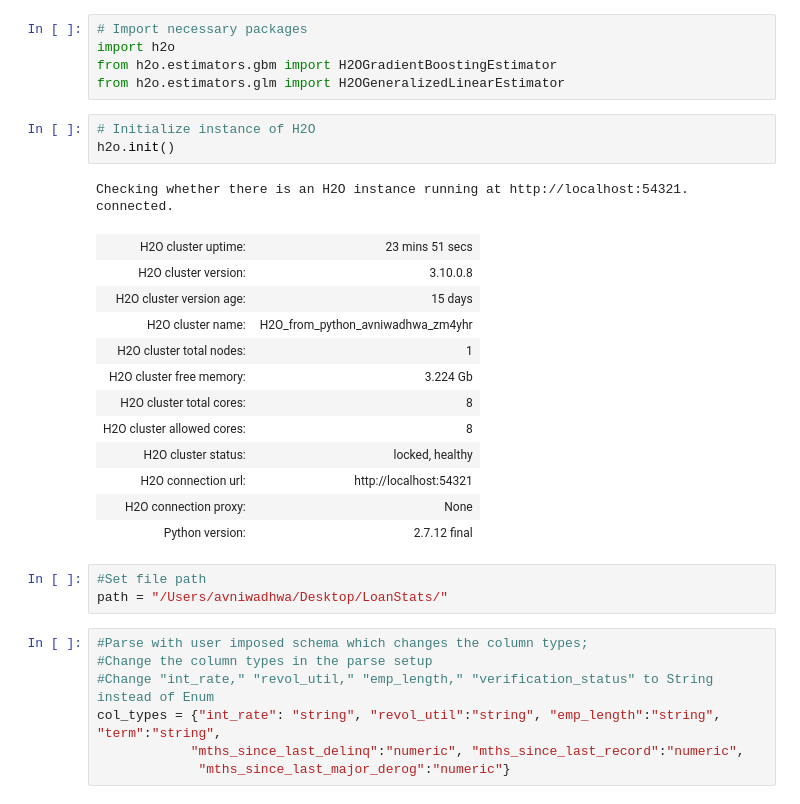
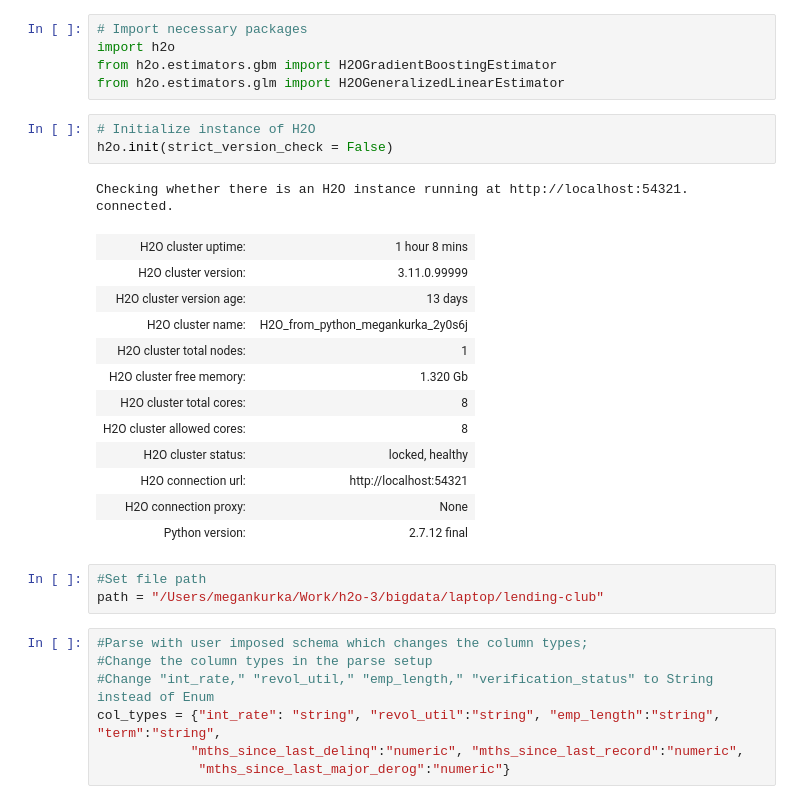
Before and after one commit to h2oai/dallas-tutorials, a Jupyter notebook: Dallas Open Tour.ipynb, the cells around one changed output. Drawn from its saved outputs; the diff is of its cells as text.

```diff
--- a/Dallas Open Tour.ipynb
+++ b/Dallas Open Tour.ipynb
@@ -5,15 +5,15 @@ from h2o.estimators.gbm import H2OGradientBoostingEstimator
 from h2o.estimators.glm import H2OGeneralizedLinearEstimator
 # %%
 # Initialize instance of H2O
-h2o.init()
+h2o.init(strict_version_check = False)
 # %% [output]
 Checking whether there is an H2O instance running at http://localhost:54321. connected.
-| H2O cluster uptime: | 23 mins 51 secs |
-| H2O cluster version: | 3.10.0.8 |
-| H2O cluster version age: | 15 days |
-| H2O cluster name: | H2O_from_python_avniwadhwa_zm4yhr |
+| H2O cluster uptime: | 1 hour 8 mins |
+| H2O cluster version: | 3.11.0.99999 |
+| H2O cluster version age: | 13 days |
+| H2O cluster name: | H2O_from_python_megankurka_2y0s6j |
 | H2O cluster total nodes: | 1 |
-| H2O cluster free memory: | 3.224 Gb |
+| H2O cluster free memory: | 1.320 Gb |
 | H2O cluster total cores: | 8 |
 | H2O cluster allowed cores: | 8 |
 | H2O cluster status: | locked, healthy |
@@ -22,7 +22,7 @@ Checking whether there is an H2O instance running at http://localhost:54321. con
 | Python version: | 2.7.12 final |
 # %%
 #Set file path
-path = "/Users/avniwadhwa/Desktop/LoanStats/"
+path = "/Users/megankurka/Work/h2o-3/bigdata/laptop/lending-club"
 # %%
 #Parse with user imposed schema which changes the column types;
 #Change the column types in the parse setup
```
Also changed, not shown: parts of 8 cells of this notebook.
